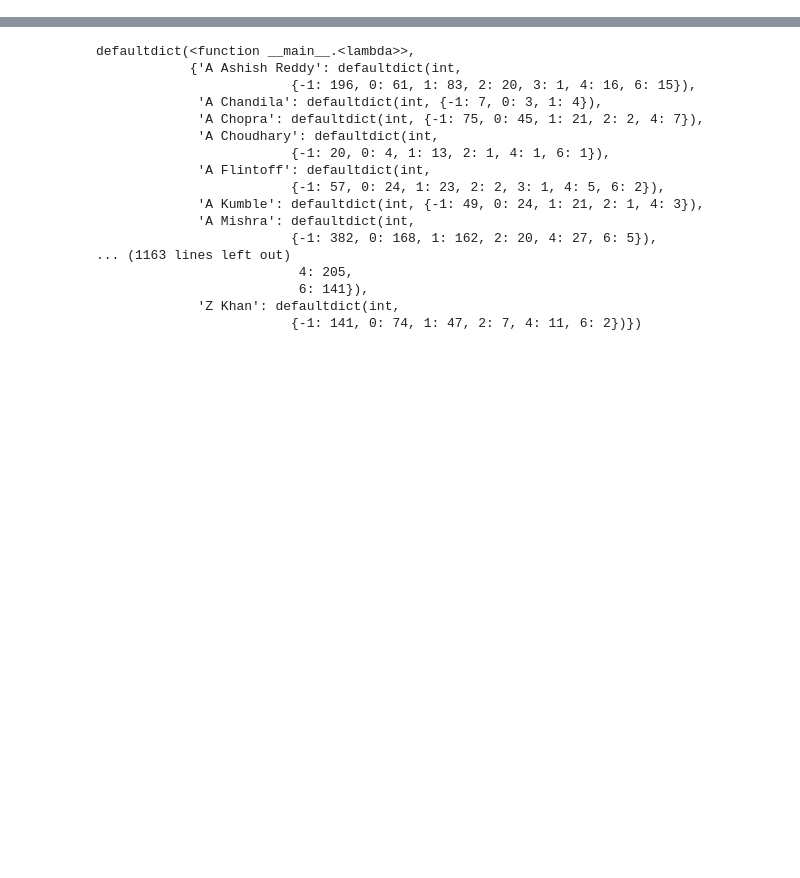
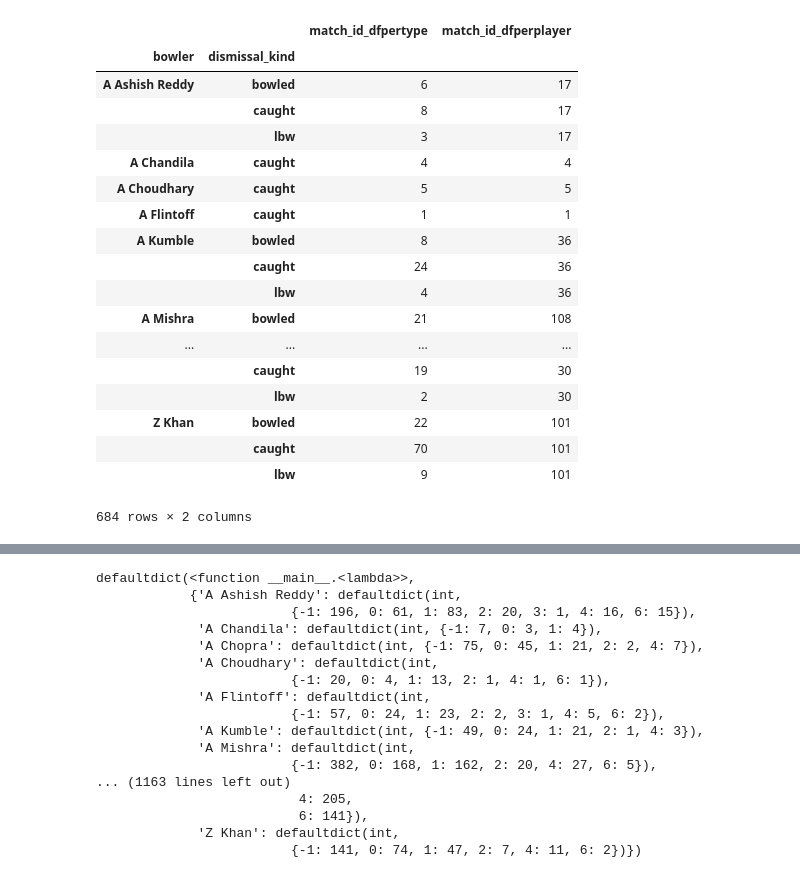
Before and after one commit to INFO-4602-5602/spring-2018-final-projects-chicagorides, a Jupyter notebook: NEWDATA/data - preprocessing.ipynb, the cells around one changed output, grey strips where cells are left out. Drawn from its saved outputs; the diff is of its cells as text; code cells hidden in the pictures; blank space fills up the shorter version.

```diff
--- a/NEWDATA/data - preprocessing.ipynb
+++ b/NEWDATA/data - preprocessing.ipynb
@@ -7,0 +6,7 @@ df = pd.read_csv("deliveries.csv")
+# %%
+df = pd.read_csv("deliveries.csv")
+df.head(5)
+dfwickets = pd.DataFrame(df.query("dismissal_kind in ('bowled','caught','bowled and caught','hit wicket','lbw','bowled')"))
+dfwickets.head(10)
+dfpertype = pd.DataFrame(dfwickets.groupby(["bowler","dismissal_kind"]).count()["match_id"])
+dfpertype.head(5)
@@ -8,3 +21,33 @@ df = pd.read_csv("deliveries.csv")
+# %%
+dfperplayer = pd.DataFrame(dfwickets.groupby("bowler").count()["match_id"])
+dfperplayer.head(5)
+dfpertype.join(dfperplayer, rsuffix='_dfperplayer', lsuffix='_dfpertype')
+
+bowler = defaultdict(lambda: defaultdict(int))
+for row in dfpertype.iterrows():
+    bowler[row["bowler"]][row["dismissal_kind"]]=row["match_id"]
+    bowler[row["bowler"]]["total"] =
+# dfwickets.to_csv("bowlers.csv")
+# %% [output]
+|  |  | match_id_dfpertype | match_id_dfperplayer |
+| bowler | dismissal_kind |  |  |
+| A Ashish Reddy | bowled | 6 | 17 |
+|  | caught | 8 | 17 |
+|  | lbw | 3 | 17 |
+| A Chandila | caught | 4 | 4 |
+| A Choudhary | caught | 5 | 5 |
+| A Flintoff | caught | 1 | 1 |
+| A Kumble | bowled | 8 | 36 |
+|  | caught | 24 | 36 |
+|  | lbw | 4 | 36 |
+| A Mishra | bowled | 21 | 108 |
+| ... | ... | ... | ... |
+|  | caught | 19 | 30 |
+|  | lbw | 2 | 30 |
+| Z Khan | bowled | 22 | 101 |
+|  | caught | 70 | 101 |
+|  | lbw | 9 | 101 |
+684 rows × 2 columns
 # %%
 '''
 df1 and df2 can be combined to see the 4s and 6s together if needed.
```
Also changed, not shown: parts of 2 cells of this notebook.
